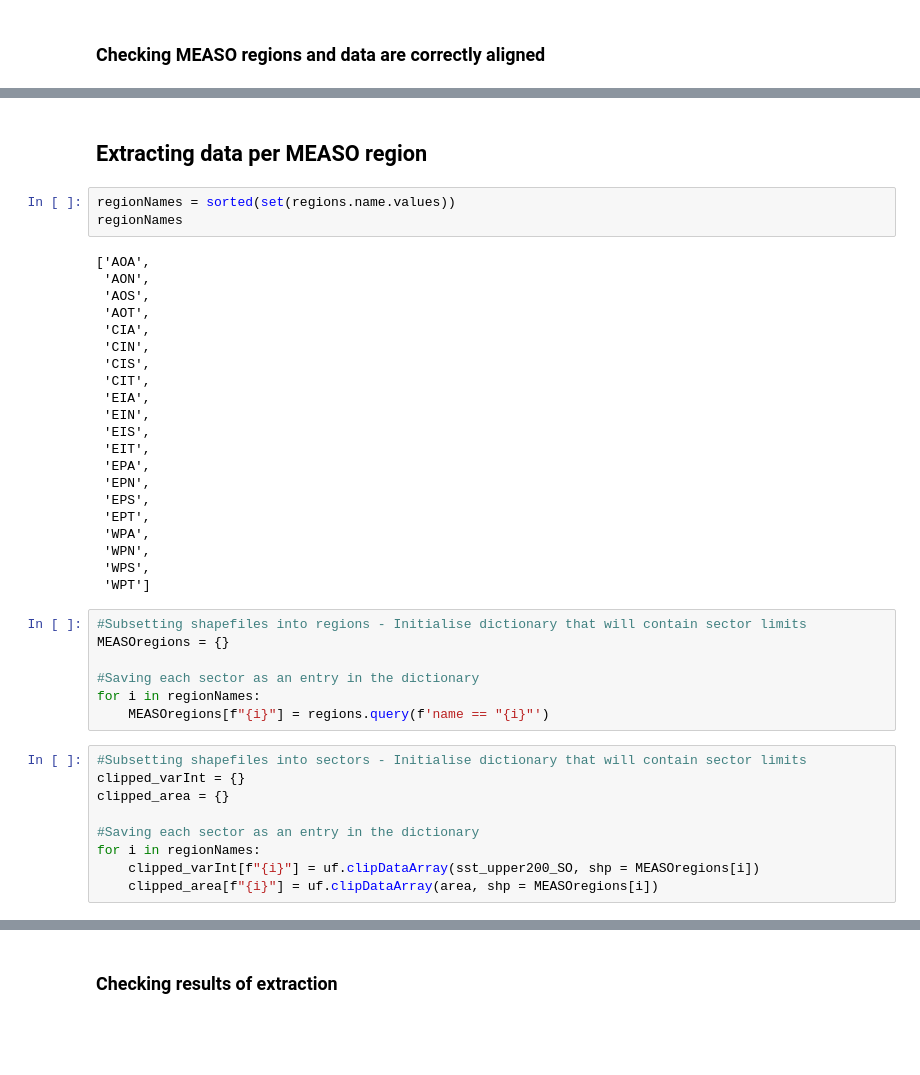
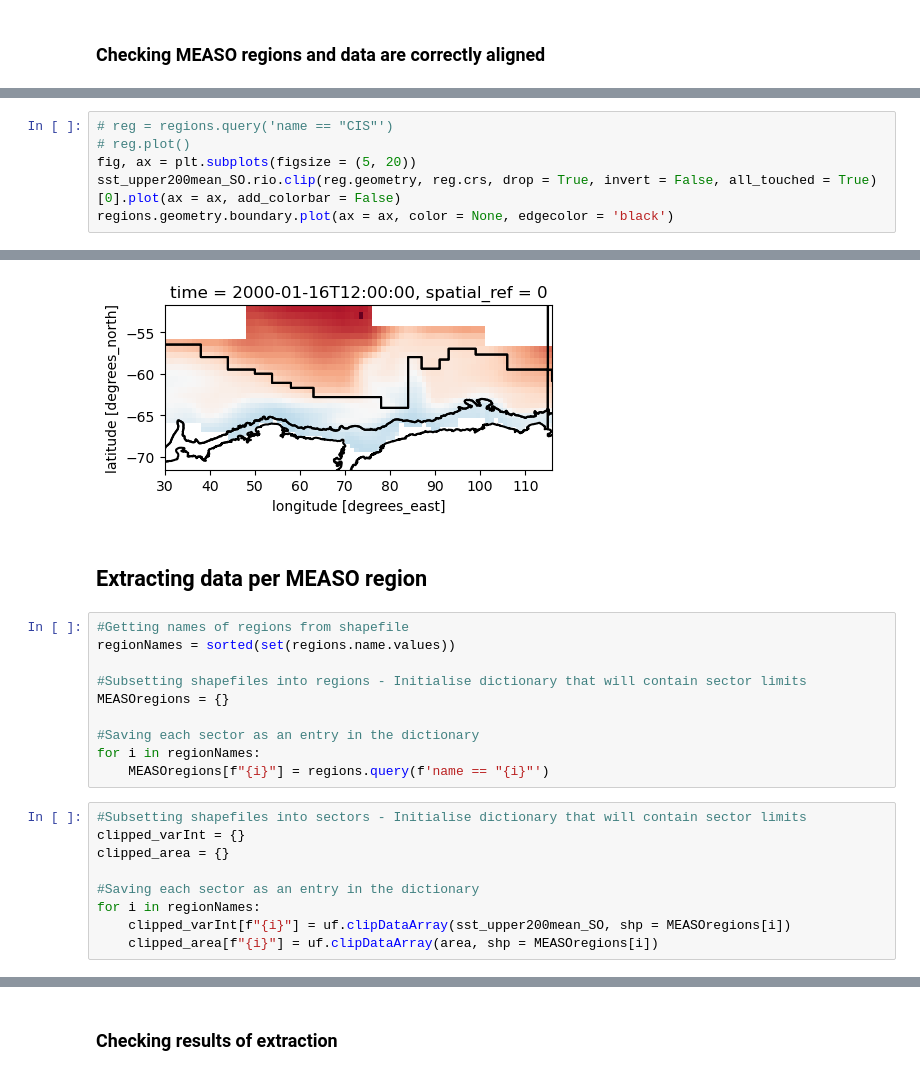
Before and after one commit to lidefi87/ACCESS_scripts_DFA, a Jupyter notebook: Scripts/MEASO/MEASO_space.ipynb, the cells around one changed output, grey strips where cells are left out. Saved outputs shown, nothing was run; the diff lists cells and outputs as text; blank space fills up the shorter version.

```diff
--- a/Scripts/MEASO/MEASO_space.ipynb
+++ b/Scripts/MEASO/MEASO_space.ipynb
@@ -317,0 +333,7 @@ regions.plot(ax = ax, column = 'name', legend = True, alpha = 0.5, edgecolor = '
+# %%
+# reg = regions.query('name == "CIS"')
+# reg.plot()
+fig, ax = plt.subplots(figsize = (5, 20))
+sst_upper200mean_SO.rio.clip(reg.geometry, reg.crs, drop = True, invert = False, all_touched = True)[0].plot(ax = ax, add_colorbar = False)
+regions.geometry.boundary.plot(ax = ax, color = None, edgecolor = 'black')
+# %% [output]
@@ -318,30 +341,10 @@ regions.plot(ax = ax, column = 'name', legend = True, alpha = 0.5, edgecolor = '
+[figure, added]
 # %% [markdown]
 ## Extracting data per MEASO region
-# %%
-regionNames = sorted(set(regions.name.values))
-regionNames
-# %% [output]
-['AOA',
- 'AON',
- 'AOS',
- 'AOT',
- 'CIA',
- 'CIN',
- 'CIS',
- 'CIT',
- 'EIA',
- 'EIN',
- 'EIS',
- 'EIT',
- 'EPA',
- 'EPN',
- 'EPS',
- 'EPT',
- 'WPA',
- 'WPN',
- 'WPS',
- 'WPT']
 # %%
+#Getting names of regions from shapefile
+regionNames = sorted(set(regions.name.values))
+
 #Subsetting shapefiles into regions - Initialise dictionary that will contain sector limits
 MEASOregions = {}
 
@@ -355,5 +358,5 @@ clipped_area = {}
 
 #Saving each sector as an entry in the dictionary
 for i in regionNames:
-    clipped_varInt[f"{i}"] = uf.clipDataArray(sst_upper200_SO, shp = MEASOregions[i])
+    clipped_varInt[f"{i}"] = uf.clipDataArray(sst_upper200mean_SO, shp = MEASOregions[i])
     clipped_area[f"{i}"] = uf.clipDataArray(area, shp = MEASOregions[i])
```
Also changed, not shown: parts of 43 cells of this notebook, 17 other files.
